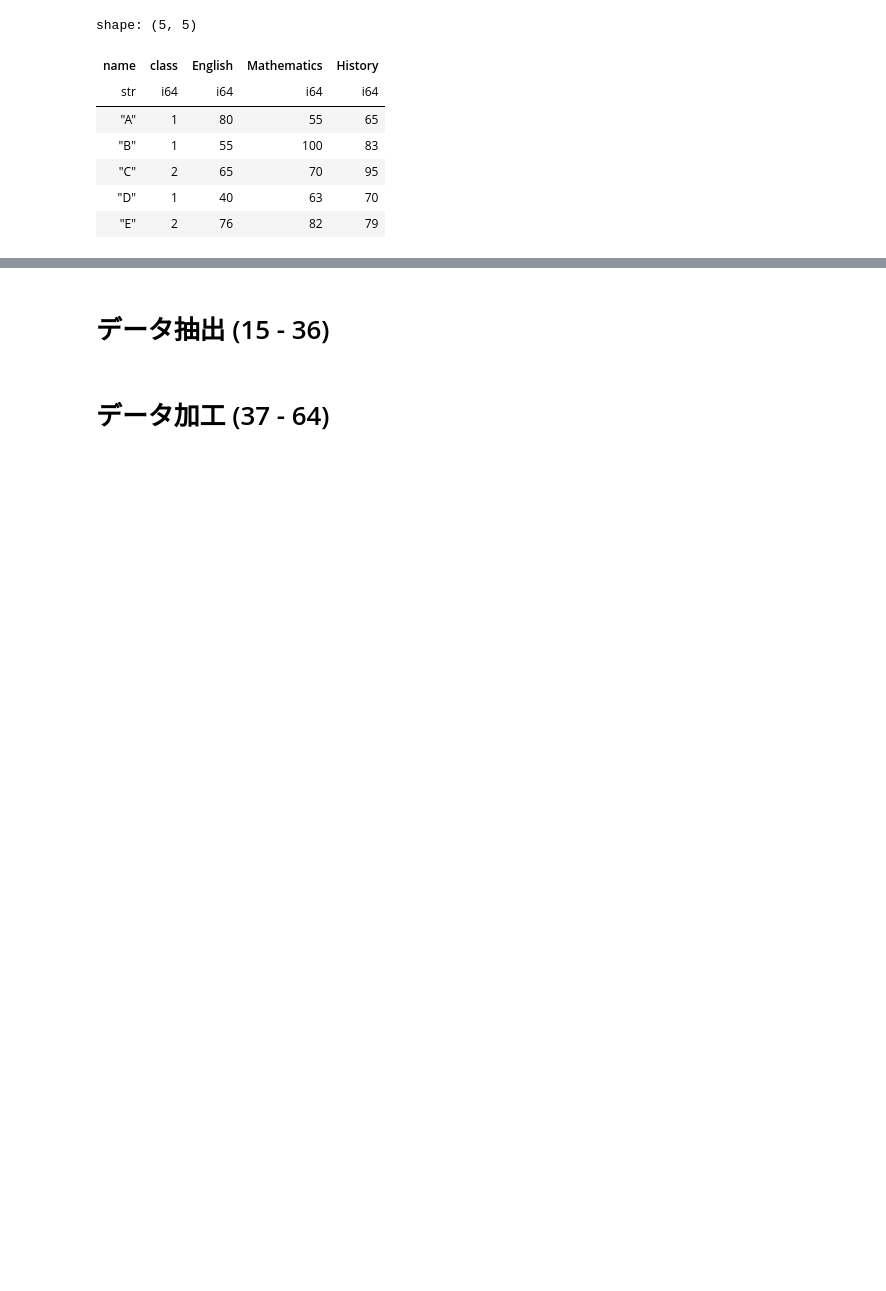
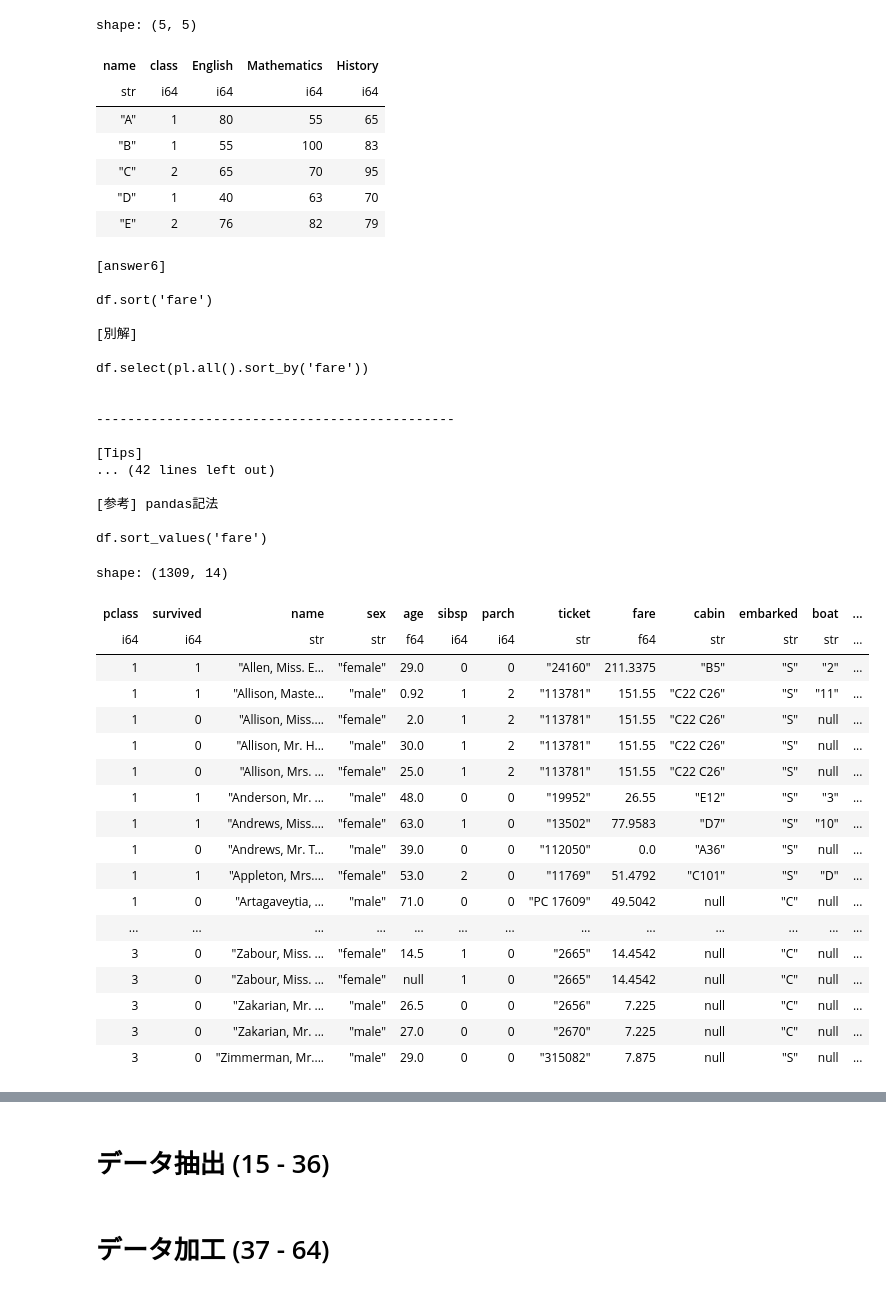
Before and after one commit to yamagatafairy/Polars_100_knocks, a Jupyter notebook: 01_Polars_100_Knocks_for_colab.ipynb, the cells around one changed output, grey strips where cells are left out. Drawn from its saved outputs; the diff is of its cells as text; code cells hidden in the pictures; blank space fills up the shorter version.

```diff
--- a/01_Polars_100_Knocks_for_colab.ipynb
+++ b/01_Polars_100_Knocks_for_colab.ipynb
@@ -227,8 +227,47 @@ shape: (5, 5)
 | "D" | 1 | 40 | 63 | 70 |
 | "E" | 2 | 76 | 82 | 79 |
 # %%
-# 【6】
+# 【6】OK
 # dfのfareの列で昇順に並び替えて表示
-#print(ans[6]) #解答表示
+print(ans[6]) #解答表示
 df = initialize1() #初期化
+df.sort('fare')
+df
+# %% [output]
+[answer6]
+
+df.sort('fare')
+
+[別解]
+
+df.select(pl.all().sort_by('fare'))
+
+
+----------------------------------------------
+
+[Tips]
+... (42 lines left out)
+
+[参考] pandas記法
+
+df.sort_values('fare')
+shape: (1309, 14)
+| pclass | survived | name | sex | age | sibsp | parch | ticket | fare | cabin | embarked | boat | ... |
+| i64 | i64 | str | str | f64 | i64 | i64 | str | f64 | str | str | str | ... |
+| 1 | 1 | "Allen, Miss. E... | "female" | 29.0 | 0 | 0 | "24160" | 211.3375 | "B5" | "S" | "2" | ... |
+| 1 | 1 | "Allison, Maste... | "male" | 0.92 | 1 | 2 | "113781" | 151.55 | "C22 C26" | "S" | "11" | ... |
+| 1 | 0 | "Allison, Miss.... | "female" | 2.0 | 1 | 2 | "113781" | 151.55 | "C22 C26" | "S" | null | ... |
+| 1 | 0 | "Allison, Mr. H... | "male" | 30.0 | 1 | 2 | "113781" | 151.55 | "C22 C26" | "S" | null | ... |
+| 1 | 0 | "Allison, Mrs. ... | "female" | 25.0 | 1 | 2 | "113781" | 151.55 | "C22 C26" | "S" | null | ... |
+| 1 | 1 | "Anderson, Mr. ... | "male" | 48.0 | 0 | 0 | "19952" | 26.55 | "E12" | "S" | "3" | ... |
+| 1 | 1 | "Andrews, Miss.... | "female" | 63.0 | 1 | 0 | "13502" | 77.9583 | "D7" | "S" | "10" | ... |
+| 1 | 0 | "Andrews, Mr. T... | "male" | 39.0 | 0 | 0 | "112050" | 0.0 | "A36" | "S" | null | ... |
+| 1 | 1 | "Appleton, Mrs.... | "female" | 53.0 | 2 | 0 | "11769" | 51.4792 | "C101" | "S" | "D" | ... |
+| 1 | 0 | "Artagaveytia, ... | "male" | 71.0 | 0 | 0 | "PC 17609" | 49.5042 | null | "C" | null | ... |
+| ... | ... | ... | ... | ... | ... | ... | ... | ... | ... | ... | ... | ... |
+| 3 | 0 | "Zabour, Miss. ... | "female" | 14.5 | 1 | 0 | "2665" | 14.4542 | null | "C" | null | ... |
+| 3 | 0 | "Zabour, Miss. ... | "female" | null | 1 | 0 | "2665" | 14.4542 | null | "C" | null | ... |
+| 3 | 0 | "Zakarian, Mr. ... | "male" | 26.5 | 0 | 0 | "2656" | 7.225 | null | "C" | null | ... |
+| 3 | 0 | "Zakarian, Mr. ... | "male" | 27.0 | 0 | 0 | "2670" | 7.225 | null | "C" | null | ... |
+| 3 | 0 | "Zimmerman, Mr.... | "male" | 29.0 | 0 | 0 | "315082" | 7.875 | null | "S" | null | ... |
 # %%
```
Also changed, not shown: parts of 5 cells of this notebook.
